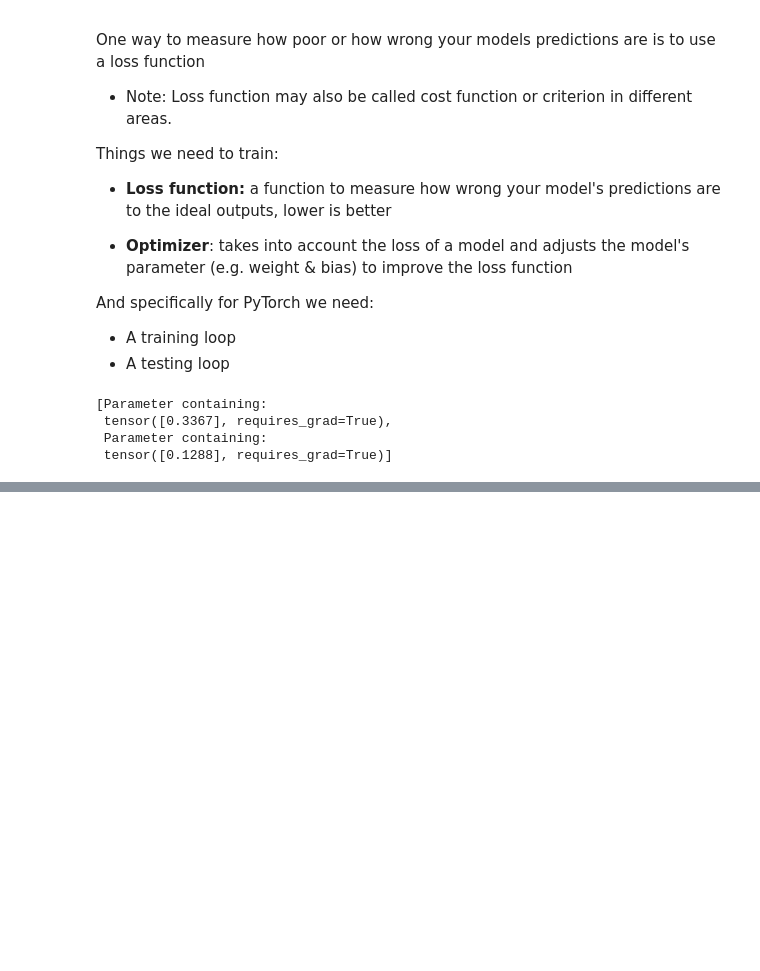
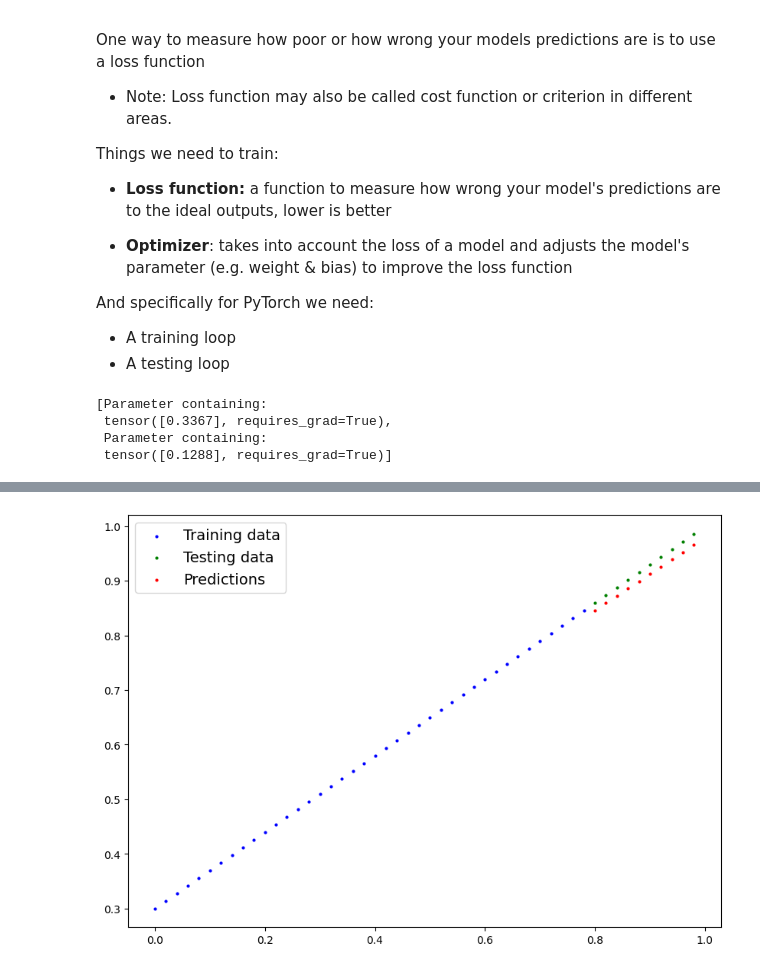
Before and after one commit to AdamStajer07/pytorchTutorial, a Jupyter notebook: 03_pytorch_tutorial.ipynb, the cells around one changed output, grey strips where cells are left out. Cells and saved outputs as stored; diff of their text form; code cells hidden in the pictures; blank space fills up the shorter version.

```diff
--- a/03_pytorch_tutorial.ipynb
+++ b/03_pytorch_tutorial.ipynb
@@ -238,5 +234,5 @@ OrderedDict([('weights', tensor([0.3367])), ('bias', tensor([0.1288]))])
 loss_fn = nn.L1Loss()
 
 # Setup an optimizer (stochastic gradient descent)
-optimizer - torch.optim.SGD(params=model_0.parameters(),
+optimizer = torch.optim.SGD(params=model_0.parameters(),
                             lr=0.01) #lr = learning rate = possibly the most important hyperparameter you can set
@@ -242,0 +277,30 @@ optimizer - torch.optim.SGD(params=model_0.parameters(),
+# %%
+# An epoch is one loop through the data... (this is a hyperparameter cause we've set itself)
+epochs = 10
+
+### Training
+#0. Loop through the data
+for epoch in range(epochs):
+  #Set the model to training mode
+  model_0.train() #train mode in PyTorch sets all parameters that require gradients to require gradients
+
+  #1. Forward pass
+  y_pred = model_0(X_train)
+
+  #2. Calculate the loss
+
+  loss = loss_fn(y_pred, y_train)
+  print(f"loss: {loss}")
+
+  #3. Optimizer zero grad
+  optimizer.zero_grad()
+
+  #4. Perform backpropagation on the loss with respect to the parameters of the model
+  loss.backward()
+
+  #5. Step the optimizer (perform gradient descent)
+  optimizer.step() # By default how the optimizre changes will acculumate through the loop so... we have to zero them above in step 3 iteration of the loop
+
+  ### Testing
+  model_0.eval() #turns off gradient tracking
+model_0.state_dict()
@@ -242,0 +319,6 @@ optimizer - torch.optim.SGD(params=model_0.parameters(),
+# %%
+with torch.inference_mode():
+    y_preds = model_0(X_test)
+plot_predictions(predictions=y_preds)
+# %% [output]
+[figure, added]
```
Also changed, not shown: parts of 7 cells of this notebook.
